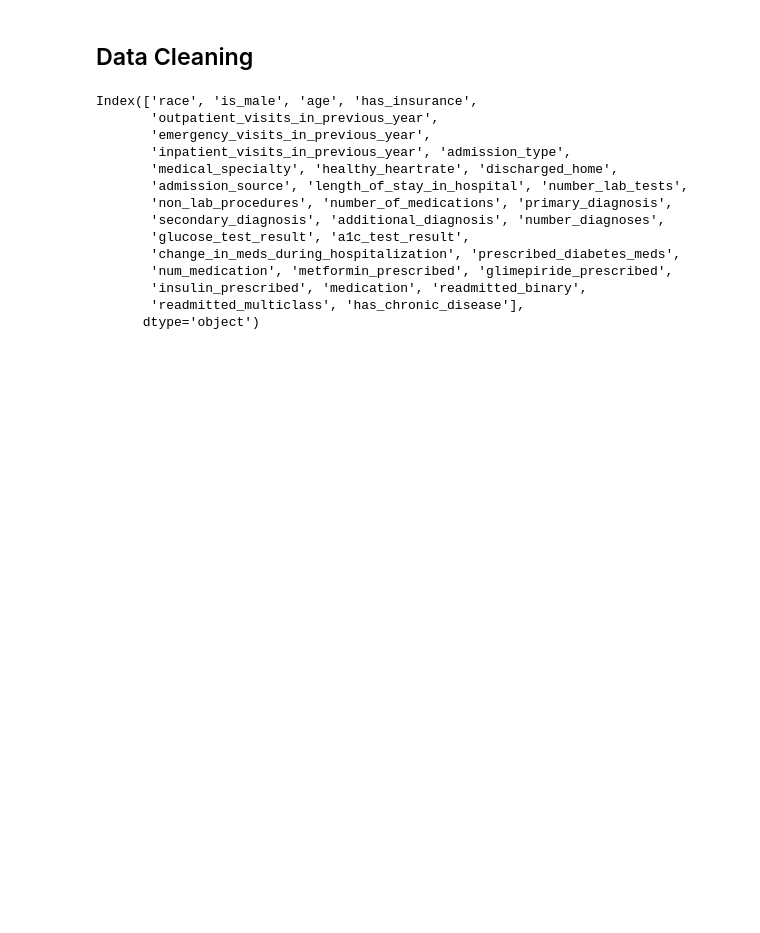
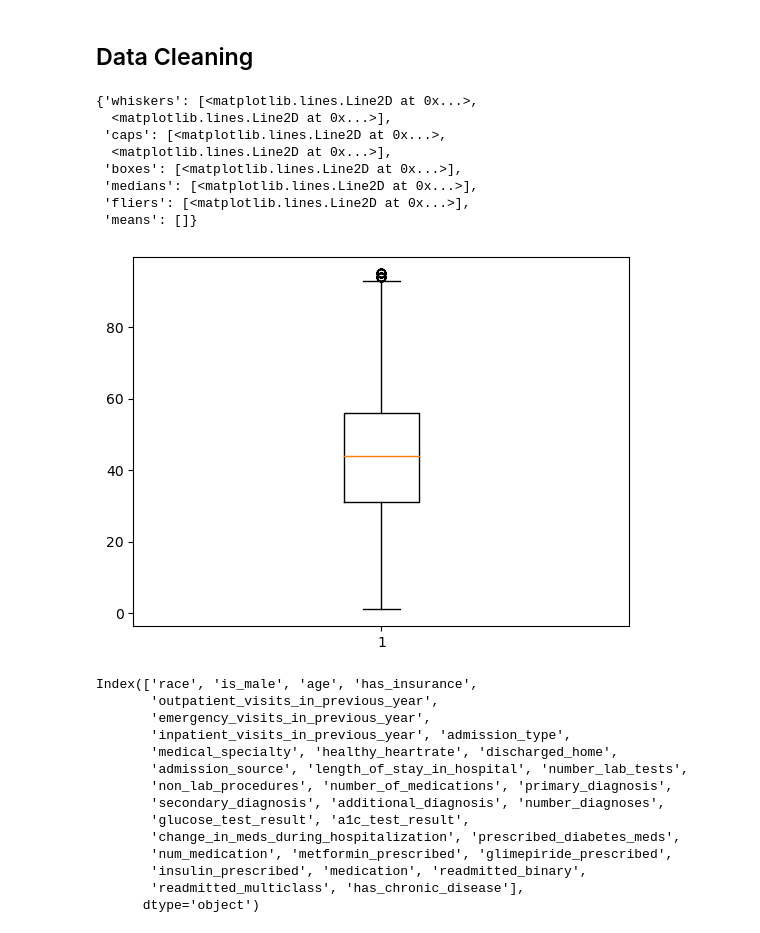
Before and after one commit to cmpnoah/Hospital_ML, a Jupyter notebook: Data_processing_pipeline.ipynb, the cells around one changed output. Cells and saved outputs as stored; diff of their text form; code cells hidden in the pictures; blank space fills up the shorter version.

```diff
--- a/Data_processing_pipeline.ipynb
+++ b/Data_processing_pipeline.ipynb
@@ -173,25 +214,6 @@ df.rename(columns={'payer_code': 'has_insurance'}, inplace=True)
 # %% [markdown]
 ## Feature Engineering <a class="anchor" id="3"></a>
 # %%
-# AGE
-df['age'] = df.apply(
-    lambda row: age_dict[row['patient_id']] if pd.isna(row['age']) and row['patient_id'] in age_dict else row['age'], axis=1)
-
-df['age'].fillna(df['age'].mode()[0], inplace=True)
-age_mapping = {
-    '[0-10)': 5,
-    '[10-20)': 15,
-    '[20-30)': 25,
-    '[30-40)': 35,
-    '[40-50)': 45,
-    '[50-60)': 55,
-    '[60-70)': 65,
-    '[70-80)': 75,
-    '[80-90)': 85,
-    '[90-100)': 95
-}
-df['age'] = df['age'].replace(age_mapping)
-
 # ADMISSION TYPE
 df['admission_type'] = df['admission_type'].replace(['Newborn', 'Trauma Center'], df['admission_type'].mode().iloc[0])
 df['admission_type'] = df['admission_type'].replace(['Not Available', 'Not Mapped'], df['admission_type'].mode().iloc[0])
@@ -249,9 +271,9 @@ df['discharged_home'] = df['discharged_home'].astype(bool)
 # DIAGNOSISES
 # Look for chronic disease and make an new boolean column "has_chronic_disease"
 # 493: Asthma, 401: Hypertension, 428: Chronic heart failure, 250: Diabetes
-df["primary_diagnosis"] = pd.to_numeric(df['primary_diagnosis'], errors='coerce')
-df["secondary_diagnosis"] = pd.to_numeric(df['secondary_diagnosis'], errors='coerce')
-df["additional_diagnosis"] = pd.to_numeric(df['additional_diagnosis'], errors='coerce')
+df["primary_diagnosis1"] = pd.to_numeric(df['primary_diagnosis'], errors='coerce')
+df["secondary_diagnosis1"] = pd.to_numeric(df['secondary_diagnosis'], errors='coerce')
+df["additional_diagnosis1"] = pd.to_numeric(df['additional_diagnosis'], errors='coerce')
 chronic_diseases = [493, 401, 428, 250]
 df['has_chronic_disease'] = np.where(
     df['primary_diagnosis'].isin(chronic_diseases) |
@@ -261,6 +283,7 @@ df['has_chronic_disease'] = np.where(
     0
 )
 df["has_chronic_disease"] = df["has_chronic_disease"].astype(bool)
+df.drop(columns=["primary_diagnosis1", "secondary_diagnosis1", "additional_diagnosis1"], inplace = True)
 # group 'primary_diagnosis', 'secondary_diagnosis', 'additional_diagnosis' into icd9 groups
 icd9_mapping = {
     (1, 139): 1,      # List of ICD-9 codes 001–139: infectious and parasitic diseases
@@ -355,3 +380,15 @@ df_1 = df[filters1]
+# %%
+plt.boxplot(x= df["number_lab_tests"])
+# %% [output]
+{'whiskers': [<matplotlib.lines.Line2D at 0x...>,
+  <matplotlib.lines.Line2D at 0x...>],
+ 'caps': [<matplotlib.lines.Line2D at 0x...>,
+  <matplotlib.lines.Line2D at 0x...>],
+ 'boxes': [<matplotlib.lines.Line2D at 0x...>],
+ 'medians': [<matplotlib.lines.Line2D at 0x...>],
+ 'fliers': [<matplotlib.lines.Line2D at 0x...>],
+ 'means': []}
+[figure, added]
 # %%
 df.columns
 # %% [output]
```
Also changed, not shown: parts of 15 cells of this notebook.
